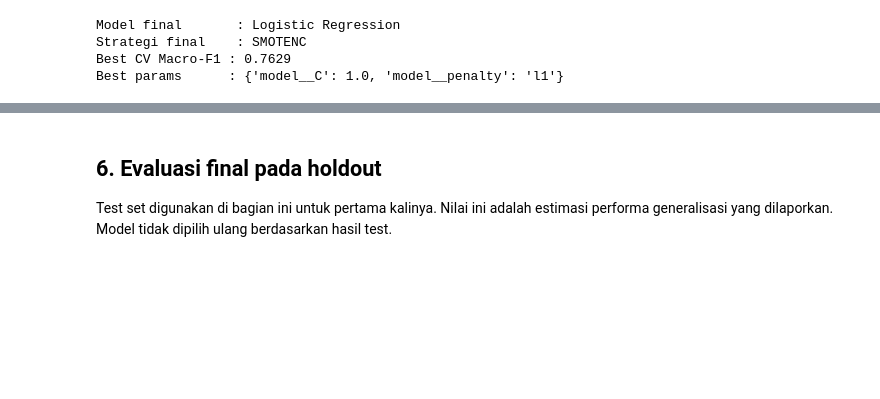
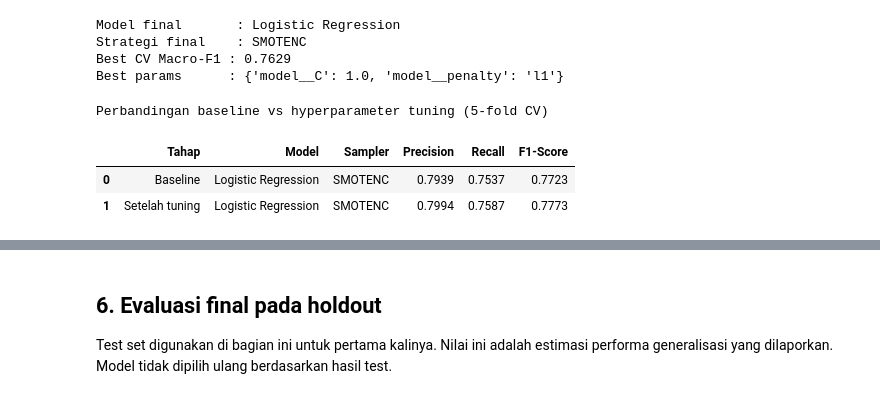
Before and after one commit to bagaskoroah/merchant-analytics-trial, a Jupyter notebook: notebooks/04_product_recommendation_v2.ipynb, the cells around one changed output, grey strips where cells are left out. Cells and saved outputs as stored; diff of their text form; code cells hidden in the pictures; blank space fills up the shorter version.

```diff
--- a/notebooks/04_product_recommendation_v2.ipynb
+++ b/notebooks/04_product_recommendation_v2.ipynb
@@ -584,3 +639,46 @@ Model final       : Logistic Regression
 Strategi final    : SMOTENC
 Best CV Macro-F1 : 0.7629
 Best params      : {'model__C': 1.0, 'model__penalty': 'l1'}
+# %%
+baseline_selected_metrics = baseline_model_performance_summary.loc[
+    baseline_model_performance_summary["Model"].eq(selected_model_name)
+].iloc[0]
+
+tuned_scores = cross_validate(
+    clone(grid_search.best_estimator_),
+    X_train,
+    y_train,
+    cv=cv,
+    scoring=conventional_scoring,
+    n_jobs=1,
+    error_score="raise",
+)
+
+baseline_vs_tuned_summary = pd.DataFrame(
+    [
+        {
+            "Tahap": "Baseline",
+            "Model": selected_model_name,
+            "Sampler": baseline_selected_metrics["Sampler"],
+            "Precision": baseline_selected_metrics["Precision"],
+            "Recall": baseline_selected_metrics["Recall"],
+            "F1-Score": baseline_selected_metrics["F1-Score"],
+        },
+        {
+            "Tahap": "Setelah tuning",
+            "Model": selected_model_name,
+            "Sampler": selected_sampler_name,
+            "Precision": tuned_scores["test_Precision"].mean(),
+            "Recall": tuned_scores["test_Recall"].mean(),
+            "F1-Score": tuned_scores["test_F1-Score"].mean(),
+        },
+    ]
+)
+
+print("Perbandingan baseline vs hyperparameter tuning (5-fold CV)")
+display(baseline_vs_tuned_summary.round(4))
+# %% [output]
+Perbandingan baseline vs hyperparameter tuning (5-fold CV)
+|  | Tahap | Model | Sampler | Precision | Recall | F1-Score |
+| 0 | Baseline | Logistic Regression | SMOTENC | 0.7939 | 0.7537 | 0.7723 |
+| 1 | Setelah tuning | Logistic Regression | SMOTENC | 0.7994 | 0.7587 | 0.7773 |
```
Also changed, not shown: parts of 2 cells of this notebook, 3 other files.
